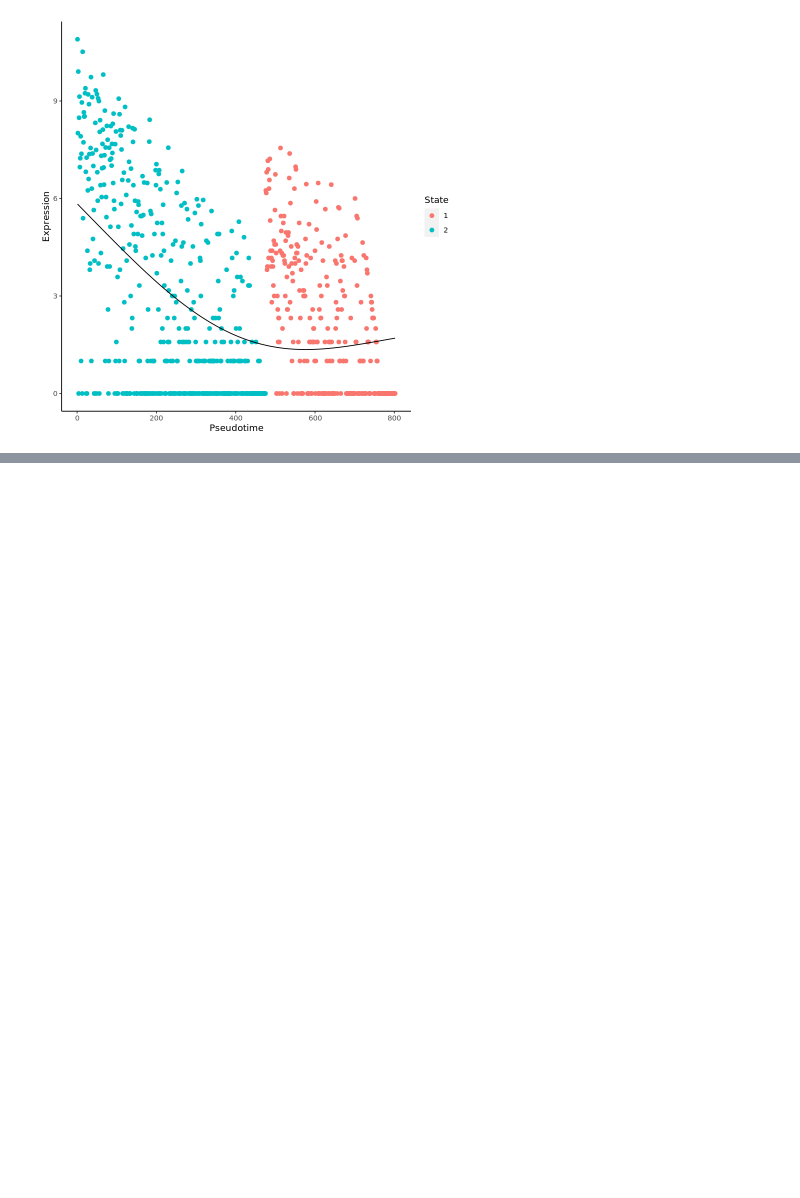
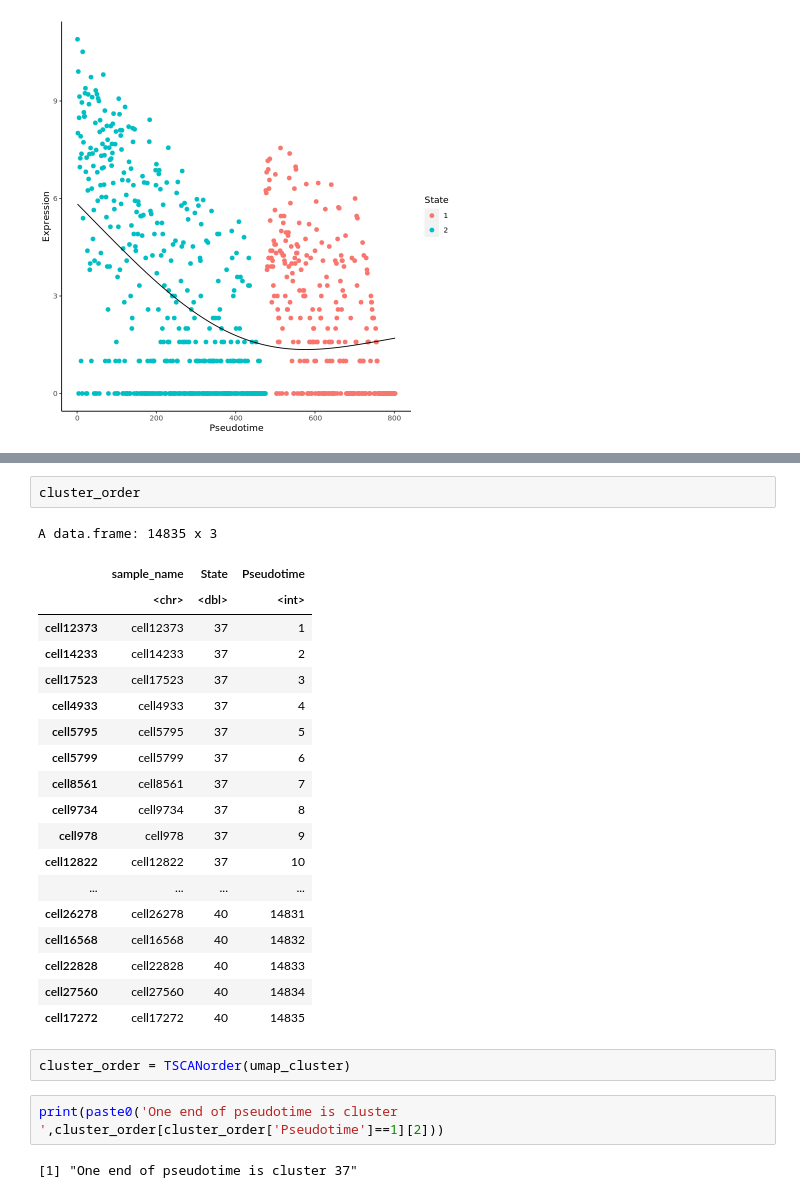
Before and after one commit to duke-chsi-informatics/iyer_tumor, a Jupyter notebook: part10_Test_TSCAN.ipynb, the cells around one changed output, grey strips where cells are left out. Drawn from its saved outputs; the diff is of its cells as text; blank space fills up the shorter version.

```diff
--- a/part10_Test_TSCAN.ipynb
+++ b/part10_Test_TSCAN.ipynb
@@ -71,0 +123,28 @@ singlegeneplot(CCL4expr, TSCANorder(sample310_cluster,flip=TRUE,orderonly=FALSE)
+# %%
+cluster_order
+# %% [output]
+A data.frame: 14835 x 3
+|  | sample_name | State | Pseudotime |
+|  | <chr> | <dbl> | <int> |
+| cell12373 | cell12373 | 37 | 1 |
+| cell14233 | cell14233 | 37 | 2 |
+| cell17523 | cell17523 | 37 | 3 |
+| cell4933 | cell4933 | 37 | 4 |
+| cell5795 | cell5795 | 37 | 5 |
+| cell5799 | cell5799 | 37 | 6 |
+| cell8561 | cell8561 | 37 | 7 |
+| cell9734 | cell9734 | 37 | 8 |
+| cell978 | cell978 | 37 | 9 |
+| cell12822 | cell12822 | 37 | 10 |
+| ... | ... | ... | ... |
+| cell26278 | cell26278 | 40 | 14831 |
+| cell16568 | cell16568 | 40 | 14832 |
+| cell22828 | cell22828 | 40 | 14833 |
+| cell27560 | cell27560 | 40 | 14834 |
+| cell17272 | cell17272 | 40 | 14835 |
+# %%
+cluster_order = TSCANorder(umap_cluster)
+# %%
+print(paste0('One end of pseudotime is cluster ',cluster_order[cluster_order['Pseudotime']==1][2]))
+# %% [output]
+[1] "One end of pseudotime is cluster 37"
```
Also changed, not shown: parts of 23 cells of this notebook, 8 other files.
